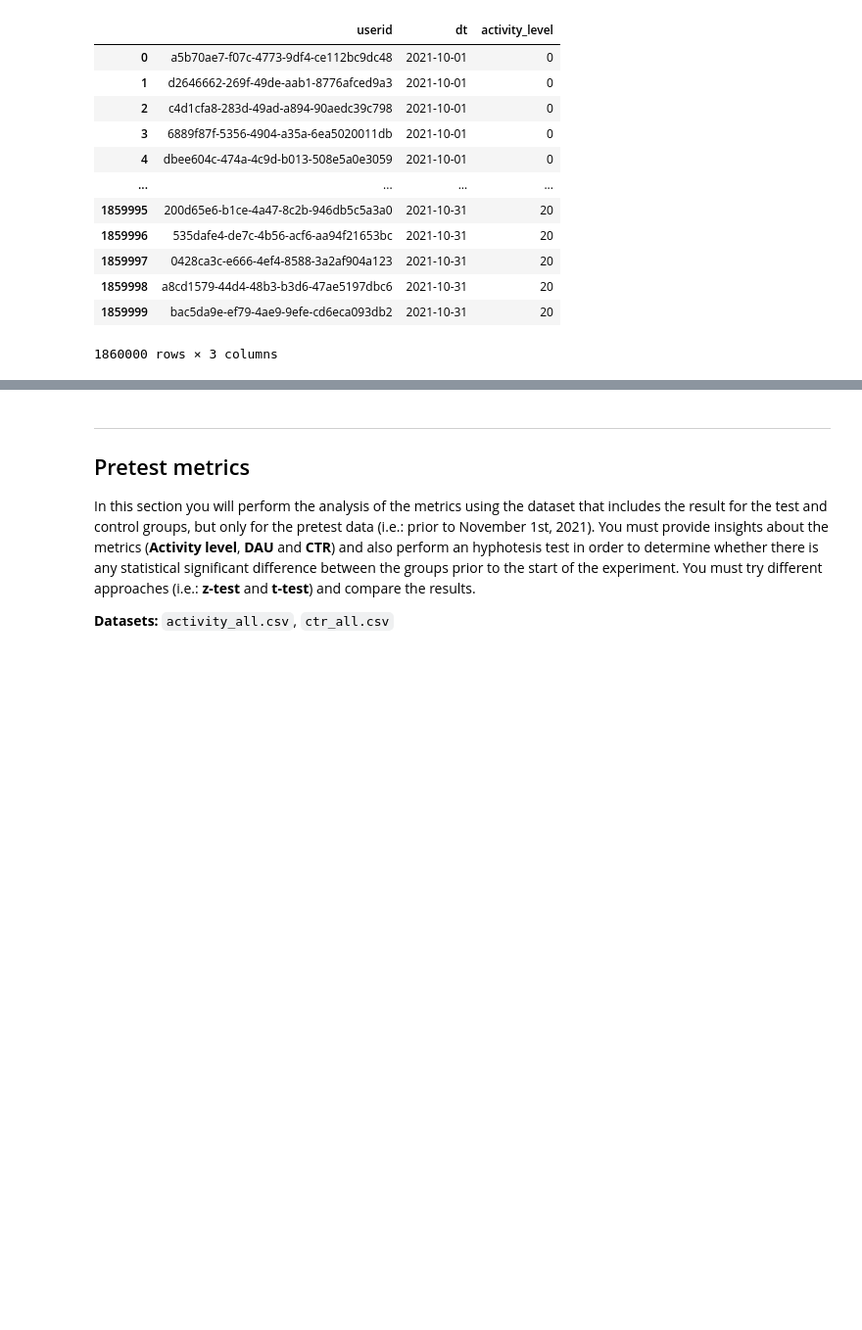
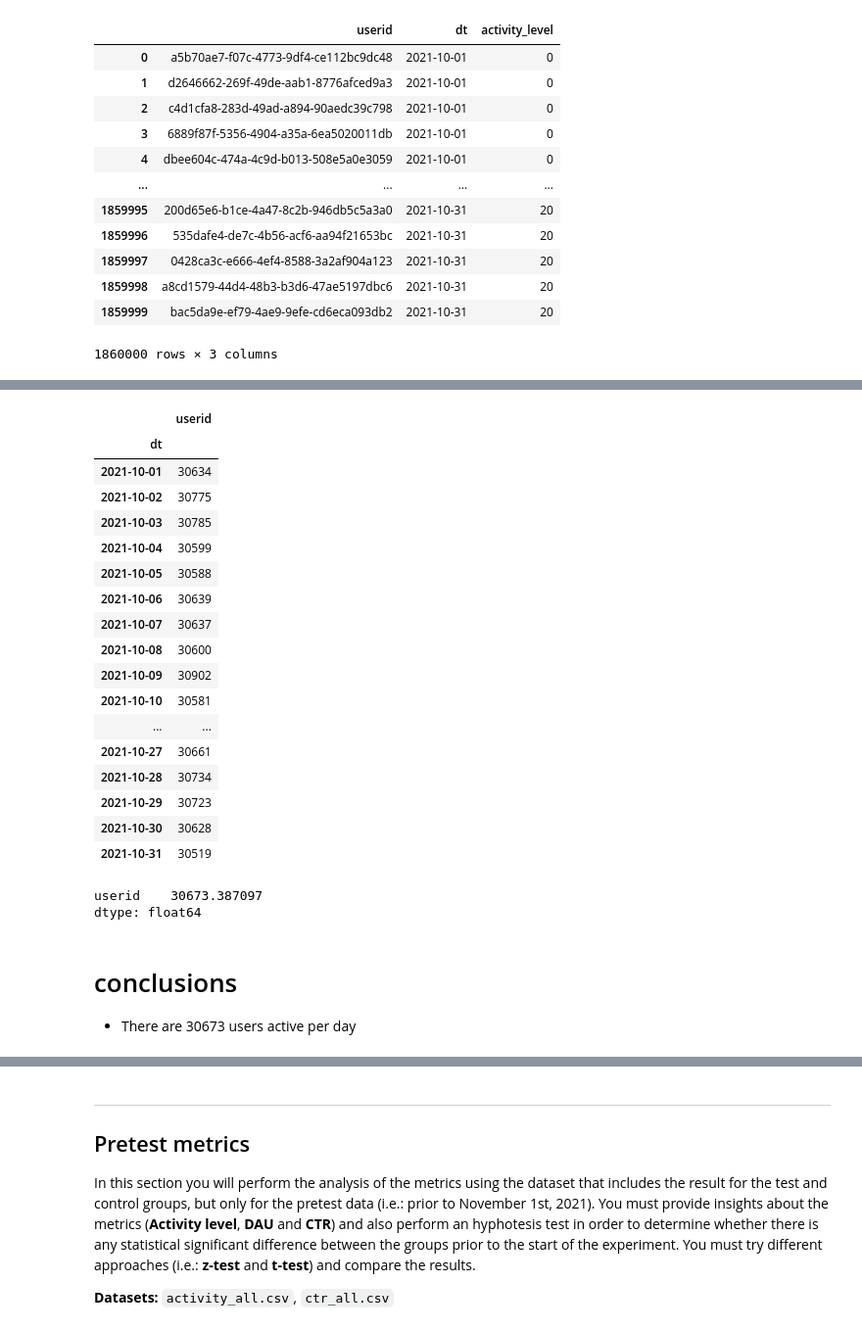
Before and after one commit to MargaMontV/the_significant_challenge, a Jupyter notebook: ab_test_challenge.ipynb, the cells around one changed output, grey strips where cells are left out. Shown at 98% size. Saved outputs shown, nothing was run; the diff lists cells and outputs as text; code cells hidden in the pictures; blank space fills up the shorter version.

```diff
--- a/ab_test_challenge.ipynb
+++ b/ab_test_challenge.ipynb
@@ -185,7 +223,34 @@ The daily active users (DAU) refers to the amount of users that are active per d
 
 __Dataset:__ `activity_pretest.csv`
 # %%
-# your-code
+activity_pretest.groupby(["dt"]).agg({"userid": "count"})
+# %% [output]
+|  | userid |
+| dt |  |
+| 2021-10-01 | 30634 |
+| 2021-10-02 | 30775 |
+| 2021-10-03 | 30785 |
+| 2021-10-04 | 30599 |
+| 2021-10-05 | 30588 |
+| 2021-10-06 | 30639 |
+| 2021-10-07 | 30637 |
+| 2021-10-08 | 30600 |
+| 2021-10-09 | 30902 |
+| 2021-10-10 | 30581 |
+| ... | ... |
+| 2021-10-27 | 30661 |
+| 2021-10-28 | 30734 |
+| 2021-10-29 | 30723 |
+| 2021-10-30 | 30628 |
+| 2021-10-31 | 30519 |
+# %%
+activity_pretest.groupby(["dt"]).agg({"userid": "count"}).mean()
+# %% [output]
+userid    30673.387097
+dtype: float64
+# %% [markdown]
+# conclusions
+- There are 30673 users active per day
 # %% [markdown]
 ### Click-through rate (CTR)
 
```
Also changed, not shown: parts of 31 cells of this notebook.
